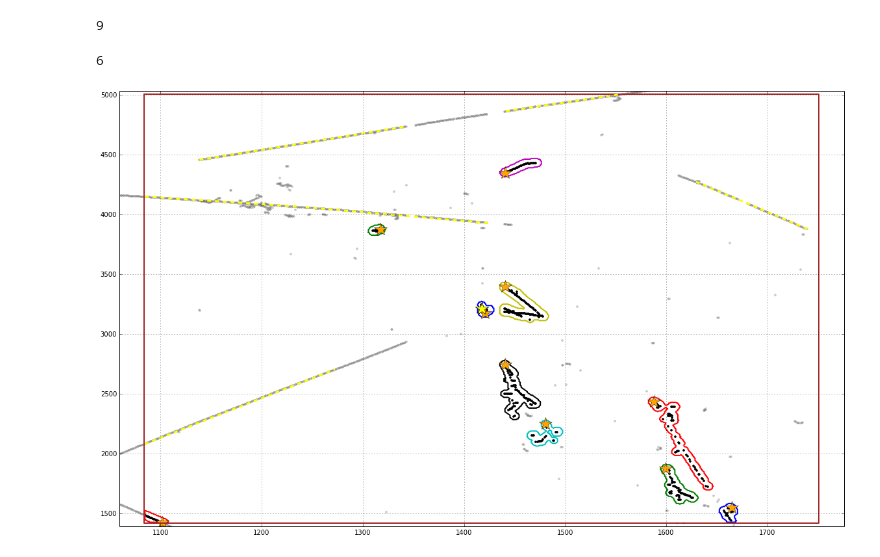
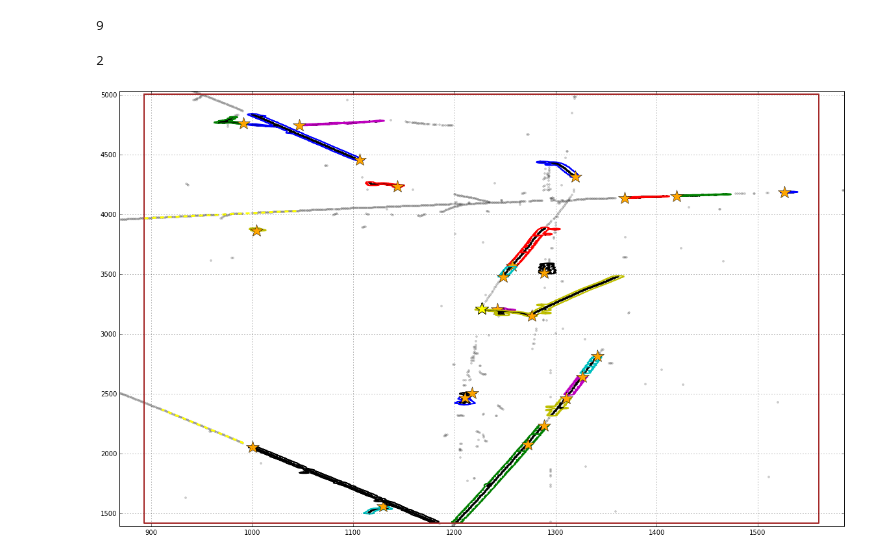
Before and after one commit to NevisUB/LArOpenCV, a Jupyter notebook: mac/explore/debug/check_user_info.ipynb, the cells around one changed output. Saved outputs shown, nothing was run; the diff lists cells and outputs as text; code cells hidden in the pictures.

```diff
--- a/mac/explore/debug/check_user_info.ipynb
+++ b/mac/explore/debug/check_user_info.ipynb
@@ -81,7 +81,7 @@ roiplane1 = event_user[5]
 roiplane2 = event_user[8]
 # %%
 #Show the ImageClusters
-plane=0
+plane=1
 sbc_data=event_user[plane]
 hsv = plt.get_cmap('jet')
 lors = hsv(np.linspace(0, 1.0, cluster_to_hit_ass.size()))
@@ -145,35 +145,35 @@ exec("roi_data = roiplane%s"%plane)
 ##############################
 #put the bounding box in
 
 bbx=np.array(roi_data.get_darray('roi_bounds_x'))
 bby=np.array(roi_data.get_darray('roi_bounds_y'))
 
 bbx=np.append(bbx,bbx[0])
 bby=np.append(bby,bby[0])
 plt.plot(bbx,bby,'-',lw=2,color='brown')
 
 ax.set_xlim(bbx.min()-25,bbx.max()+25)
 ax.set_ylim(bby.min()-25,bby.max()+25)
 
 ##############################
 #can we overlay the hough lines?
 exec("houghdata = houghplane%s"%plane)
 nlines=houghdata.get_int('N_lines')
 print nlines
 for n in xrange(nlines):
     x1=houghdata.get_double("line_{}_x1".format(n))
     y1=houghdata.get_double("line_{}_y1".format(n))
     x2=houghdata.get_double("line_{}_x2".format(n))
     y2=houghdata.get_double("line_{}_y2".format(n))
     ax.plot([y1,y2],[x1,x2],'--',lw=3,color='yellow')
 
 
 
 plt.grid()
 plt.show()
 # %% [output]
-6
+2
-[figure, old version]
+[figure, new version]
 # %%
 plane2.dump_contents()
 # %%
```
Also changed, not shown: parts of 1 cell of this notebook, 6 other files.
